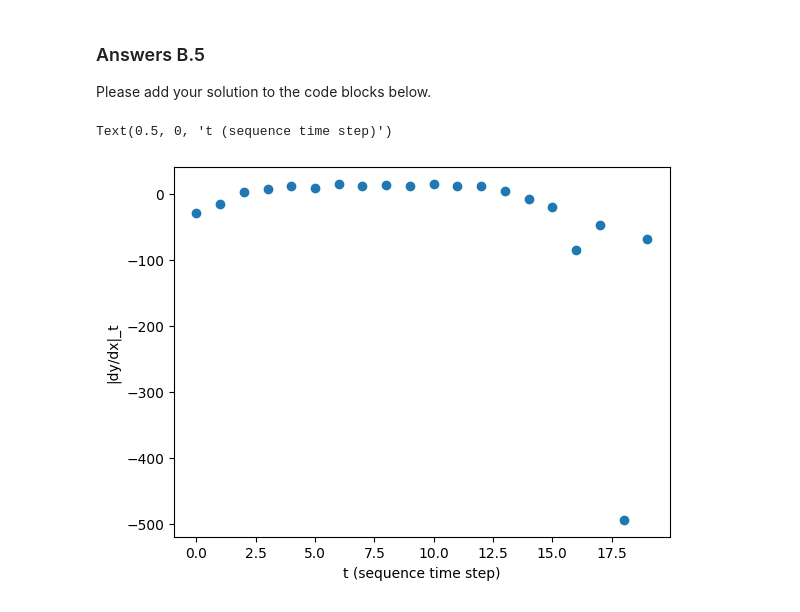
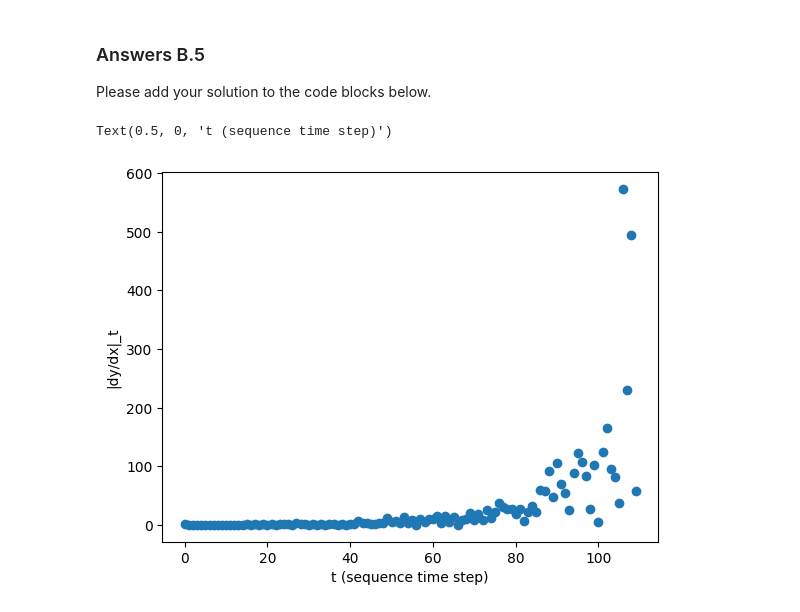
Before and after one commit to herbiebradley/deepnn, a Jupyter notebook: _notebooks/05-02-assignment-2.ipynb, the cells around one changed output. Cells and saved outputs as stored; diff of their text form; code cells hidden in the pictures.

```diff
--- a/_notebooks/05-02-assignment-2.ipynb
+++ b/_notebooks/05-02-assignment-2.ipynb
@@ -1326,21 +1326,23 @@ Now we are going to visualize which parts of the input the trained architecture
 
 Please add your solution to the code blocks below.
 # %%
+signature_length = 10
+random_length    = 100
 model_with_hook = copy.deepcopy(model)
-ds_test = get_binary_dataset(1000, signature_length=10, random_length=10)
+ds_test = get_binary_dataset(1000, signature_length=signature_length, random_length=random_length)
 rand_tensor = torch.rand_like(ds_test.tensors[0], requires_grad=True).abs() # ensure values are positive
 model_with_hook.eval()
 y = model_with_hook(rand_tensor)
 
 grad = []
 for i, y_i in enumerate(y):
     grad.append(torch.autograd.grad(y_i, rand_tensor, retain_graph=True)[0])
 
 grad = torch.stack(grad, dim=1)
 
-plt.scatter(range(20), grad.sum((0, 1)).detach().numpy())
+plt.scatter(range(signature_length+random_length), grad.sum((0, 1)).abs().detach().numpy())
 plt.ylabel(r'|dy/dx|_t')
 plt.xlabel('t (sequence time step)')
 # %% [output]
 Text(0.5, 0, 't (sequence time step)')
-[figure, old version]
+[figure, new version]
```
